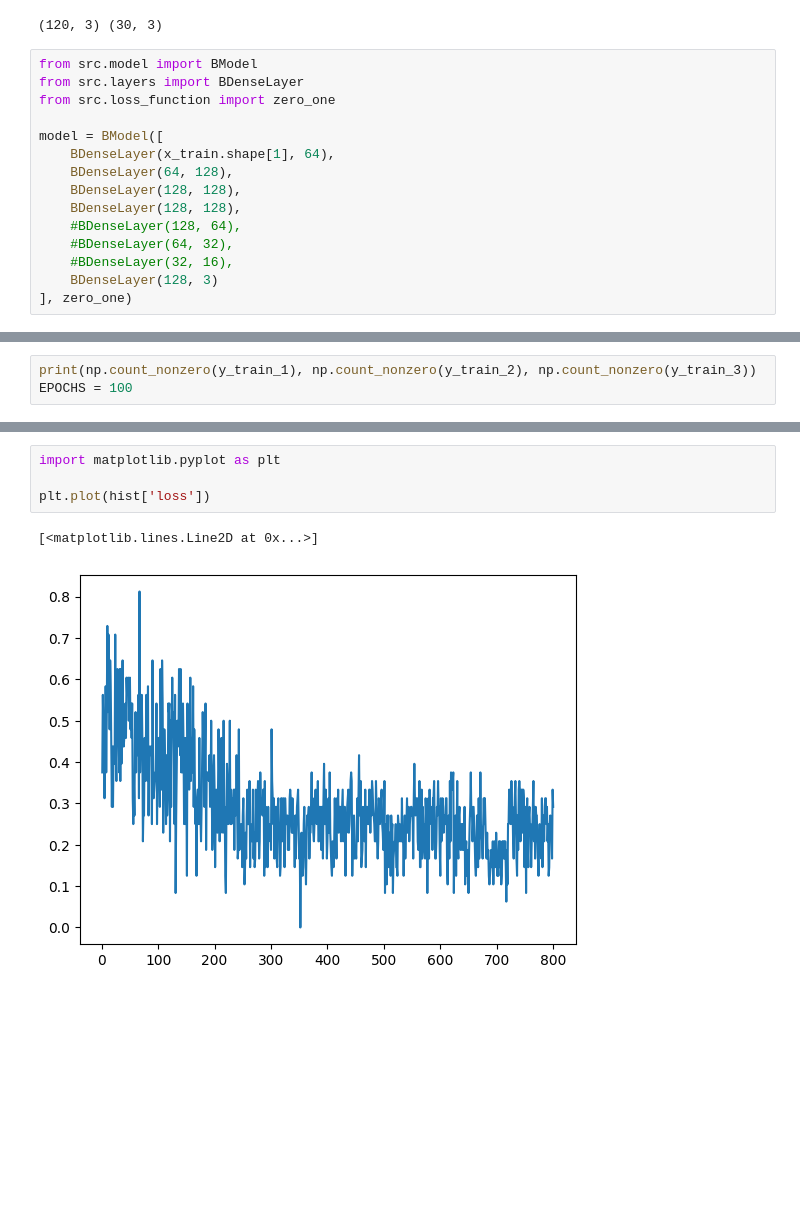
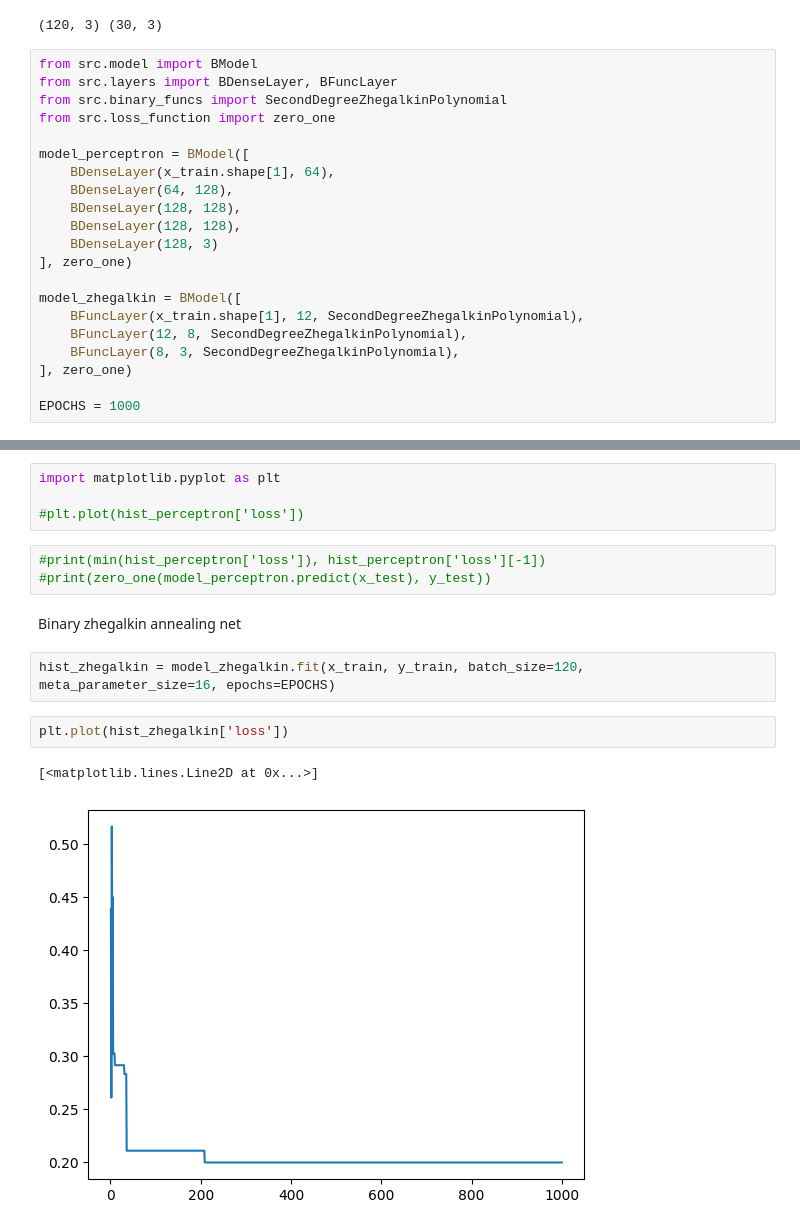
Before and after one commit to DevDenus/BOGOMOL-CV, a Jupyter notebook: test.ipynb, the cells around one changed output, grey strips where cells are left out. Saved outputs shown, nothing was run; the diff lists cells and outputs as text; blank space fills up the shorter version.

Commit message:
Implemented Zhegalkin polynomial NN

```diff
--- a/test.ipynb
+++ b/test.ipynb
@@ -51,16 +50,22 @@ print(y_train.shape, y_test.shape)
 (120, 3) (30, 3)
 # %%
 from src.model import BModel
-from src.layers import BDenseLayer
+from src.layers import BDenseLayer, BFuncLayer
+from src.binary_funcs import SecondDegreeZhegalkinPolynomial
 from src.loss_function import zero_one
 
-model = BModel([
+model_perceptron = BModel([
     BDenseLayer(x_train.shape[1], 64),
     BDenseLayer(64, 128),
     BDenseLayer(128, 128),
     BDenseLayer(128, 128),
-    #BDenseLayer(128, 64),
-    #BDenseLayer(64, 32),
-    #BDenseLayer(32, 16),
     BDenseLayer(128, 3)
 ], zero_one)
+
+model_zhegalkin = BModel([
+    BFuncLayer(x_train.shape[1], 12, SecondDegreeZhegalkinPolynomial),
+    BFuncLayer(12, 8, SecondDegreeZhegalkinPolynomial),
+    BFuncLayer(8, 3, SecondDegreeZhegalkinPolynomial),
+], zero_one)
+
+EPOCHS = 1000
@@ -79,3 +71,0 @@ y_train_1, y_train_2, y_train_3 = y_train[:, 0].reshape(-1, 1), y_train[:, 1].re
-# %%
-print(np.count_nonzero(y_train_1), np.count_nonzero(y_train_2), np.count_nonzero(y_train_3))
-EPOCHS = 100
@@ -86,8 +80,17 @@ hist = model.fit(x_train, y_train, batch_size=16, meta_parameter_size=16, epochs
 # %%
 import matplotlib.pyplot as plt
 
-plt.plot(hist['loss'])
+#plt.plot(hist_perceptron['loss'])
-# %% [output]
-[<matplotlib.lines.Line2D at 0x...>]
-[figure, removed]
+# %%
+#print(min(hist_perceptron['loss']), hist_perceptron['loss'][-1])
+#print(zero_one(model_perceptron.predict(x_test), y_test))
+# %% [markdown]
+Binary zhegalkin annealing net
+# %%
+hist_zhegalkin = model_zhegalkin.fit(x_train, y_train, batch_size=120, meta_parameter_size=16, epochs=EPOCHS)
+# %%
+plt.plot(hist_zhegalkin['loss'])
+# %% [output]
+[<matplotlib.lines.Line2D at 0x...>]
+[figure, added]
 # %%
```
Also changed, not shown: parts of 11 cells of this notebook, 3 other files.
